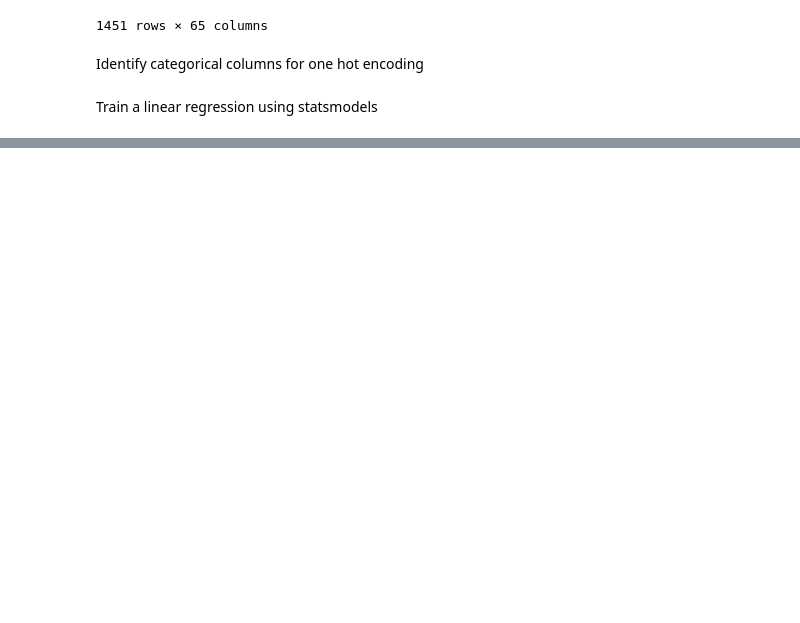
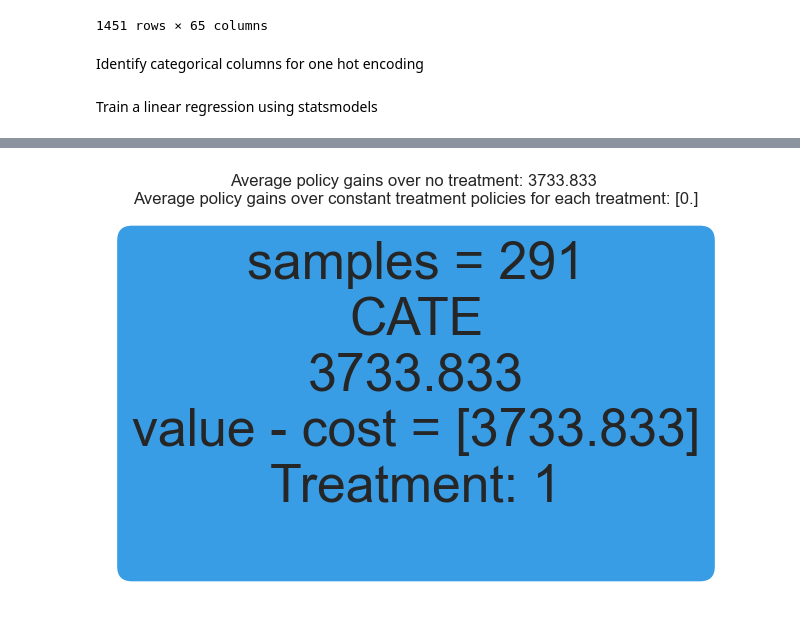
Before and after one commit to Tommylee1013/FinancialDeepLearning, a Jupyter notebook: EconMLNotes/Causal Interpretation for Ames Housing Price.ipynb, the cells around one changed output, grey strips where cells are left out. Cells and saved outputs as stored; diff of their text form; code cells hidden in the pictures; blank space fills up the shorter version.

```diff
--- a/EconMLNotes/Causal Interpretation for Ames Housing Price.ipynb
+++ b/EconMLNotes/Causal Interpretation for Ames Housing Price.ipynb
@@ -125,0 +436,11 @@ strong multicollinearity problems or that the design matrix is singular.
+# %%
+plt.figure(figsize = (8, 5))
+ca.plot_policy_tree(
+    x_test,
+    "HasFireplace",
+    treatment_costs=2500,
+    max_depth=2,
+    min_samples_leaf = 5
+)
+# %% [output]
+[figure, added]
```
Also changed, not shown: parts of 29 cells of this notebook.
